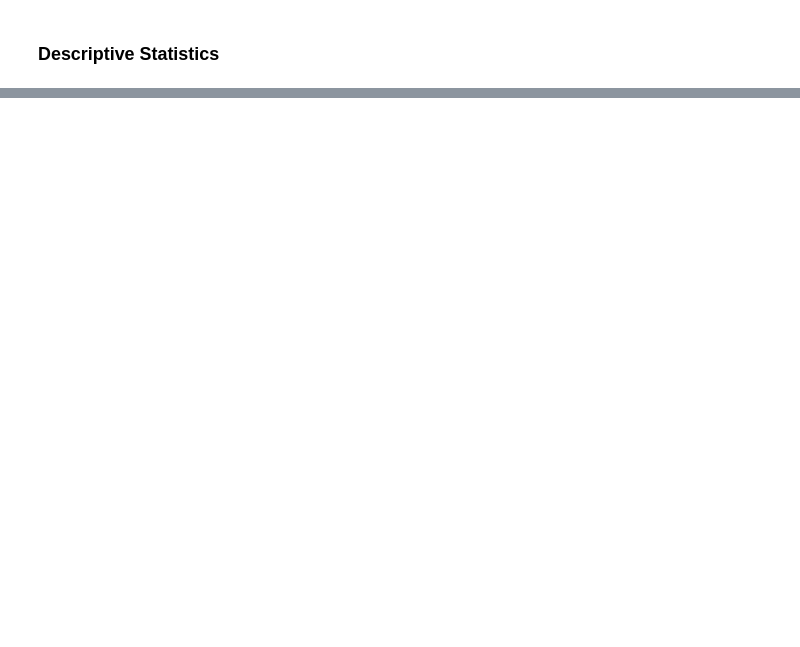
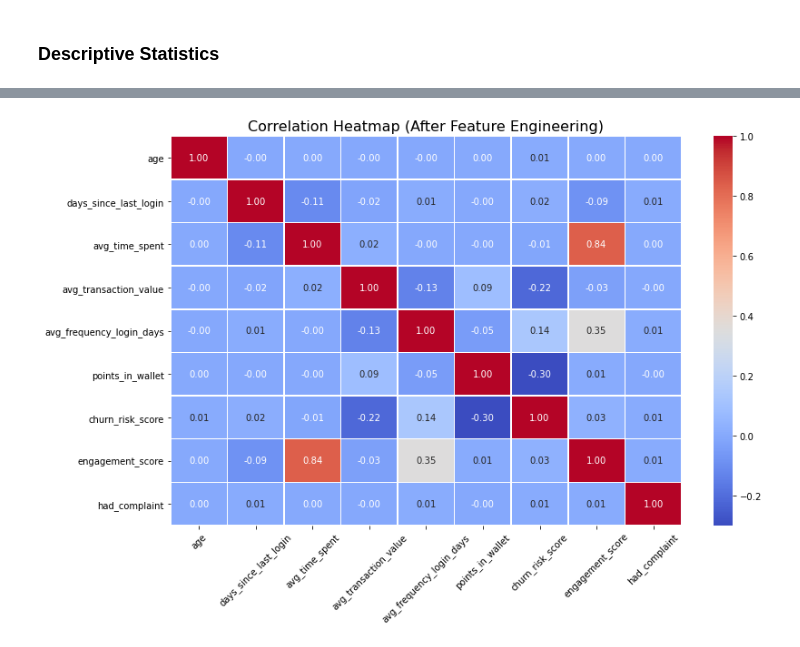
Before and after one commit to noliangeles/Capstone, a Jupyter notebook: EDA/eda jupyter.ipynb, the cells around one changed output, grey strips where cells are left out. Cells and saved outputs as stored; diff of their text form; code cells hidden in the pictures; blank space fills up the shorter version.

```diff
--- a/EDA/eda jupyter.ipynb
+++ b/EDA/eda jupyter.ipynb
@@ -305,0 +380,8 @@ df_clean.head(25)
+# %%
+# create binary variable for complaint status
+df_clean['had_complaint'] = df_clean['complaint_status'].apply(lambda x: 0 if x == 'Not Applicable' else 1)
+# %%
+# create engagement score based on behavioral features (avg_time_spent, avg_frequency_login_days, points_in_wallet)
+df_clean['engagement_score'] = (
+    df_clean['avg_time_spent'] * df_clean['avg_frequency_login_days']
+) + df_clean['points_in_wallet']
@@ -305,0 +400,14 @@ df_clean.head(25)
+# %%
+# check values for membership category
+membership_categories = df_clean['membership_category'].unique()
+print(membership_categories)
+
+# group similar membership values (e.g none, basic, paid)
+df_clean['membership_grouped'] = df_clean['membership_category'].replace({
+    'No Membership': 'None',
+    'Basic Membership': 'Basic',
+    'Silver Membership': 'Paid',
+    'Gold Membership': 'Paid',
+    'Premium Membership': 'Paid',
+    'Platinum Membership': 'Paid'
+})
@@ -305,0 +432,18 @@ df_clean.head(25)
+# %%
+# another correlation heatmap for after feature engineering
+# select only numeric columns (including new engineered ones)
+numeric_cols = df_clean.select_dtypes(include='number')
+
+# compute correlation matrix
+corr_matrix2 = numeric_cols.corr()
+
+# plot the heatmap
+plt.figure(figsize=(12, 8))
+sns.heatmap(corr_matrix2, annot=True, cmap='coolwarm', fmt=".2f", linewidths=0.5)
+plt.title('Correlation Heatmap (After Feature Engineering)', fontsize=16)
+plt.xticks(rotation=45)
+plt.yticks(rotation=0)
+plt.tight_layout()
+plt.show()
+# %% [output]
+[figure, added]
```
Also changed, not shown: parts of 15 cells of this notebook, 1 other file.
